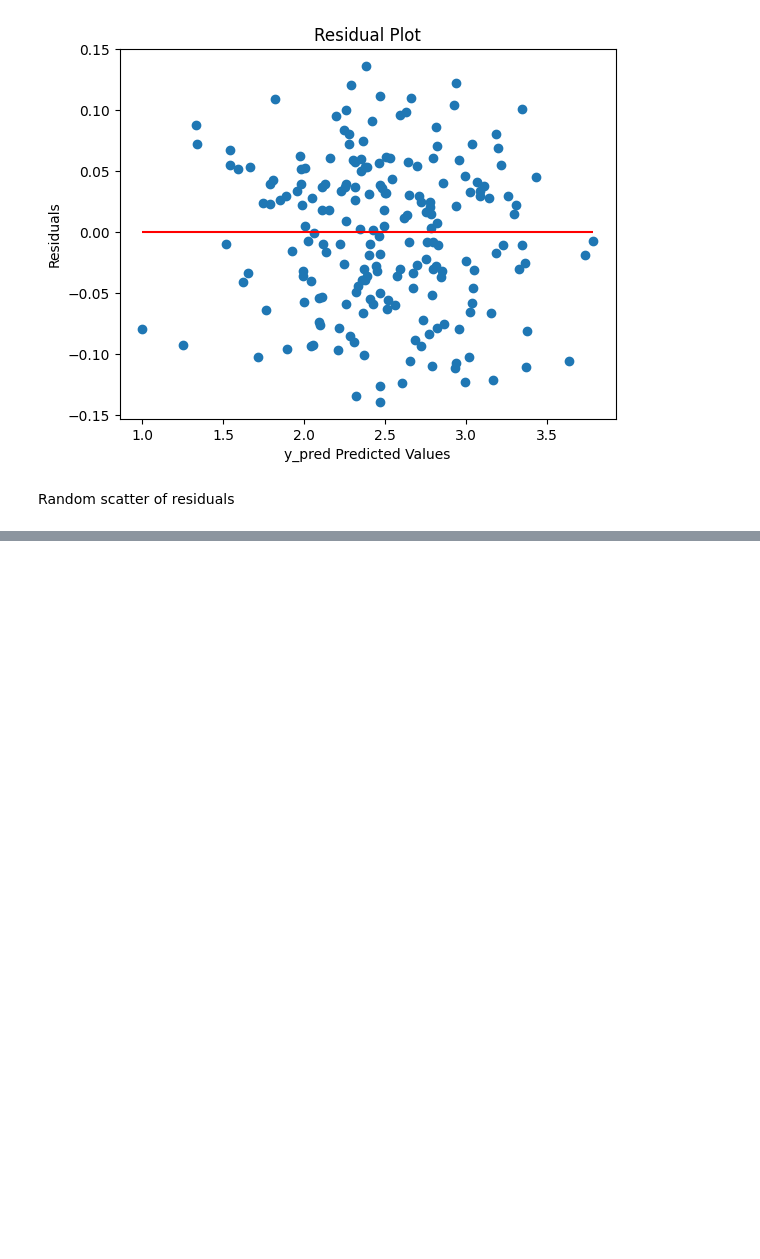
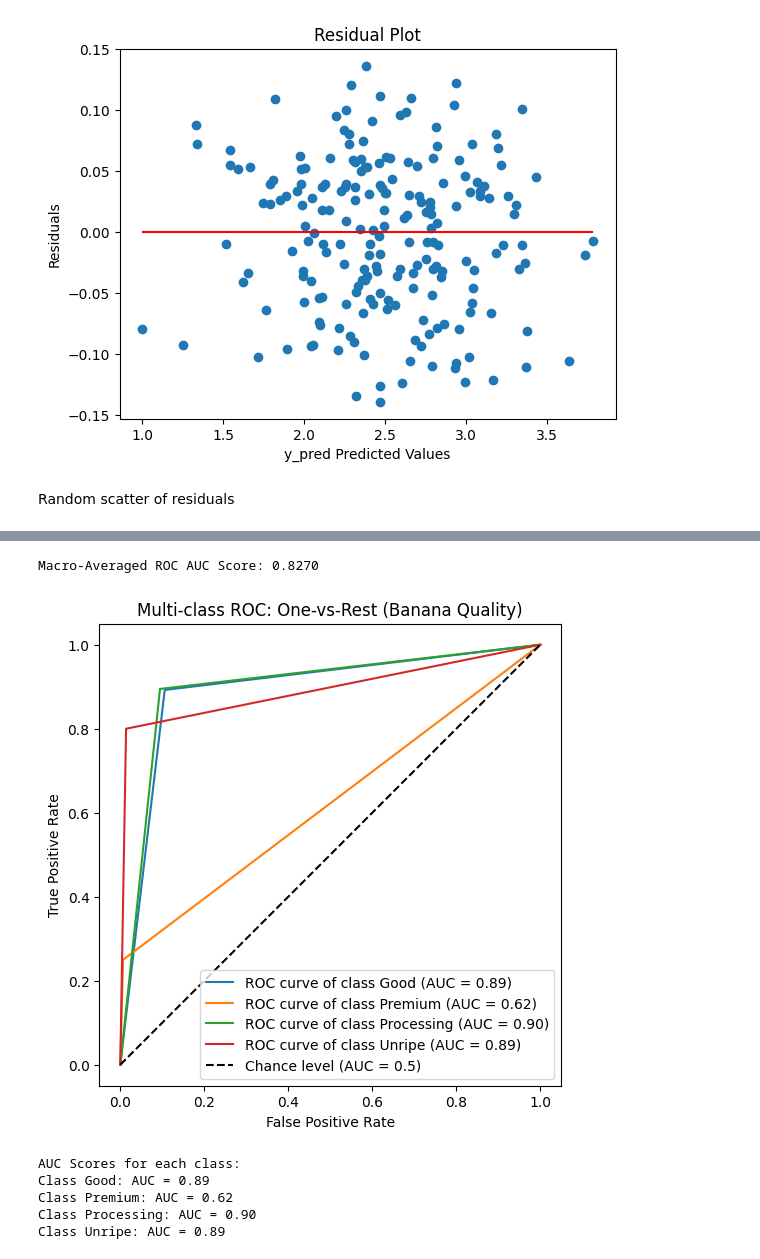
Before and after one commit to Prishab50/DS3021-Final-Project, a Jupyter notebook: bananaproject.ipynb, the cells around one changed output, grey strips where cells are left out. Saved outputs shown, nothing was run; the diff lists cells and outputs as text; code cells hidden in the pictures; blank space fills up the shorter version.

```diff
--- a/bananaproject.ipynb
+++ b/bananaproject.ipynb
@@ -246,0 +384,44 @@ Random scatter of residuals
+# %%
+# Calculate ROC AUC for the test set
+
+y2_test_binary = label_binarize(y2_test, classes=le_target.classes_) # Need to convert the multiclass labels into a binary format for ROC AUC calculation
+n_classes = y2_test_binary.shape[1]
+
+macro_roc_auc = roc_auc_score(y2_test_binary, y2_prob_test, multi_class="ovr", average="macro") # Calculate the macro-averaged ROC AUC score across all classes
+print(f'Macro-Averaged ROC AUC Score: {macro_roc_auc:.4f}')
+# %% [output]
+Macro-Averaged ROC AUC Score: 0.8270
+# %%
+# Plot the ROC curves for each class
+
+fig, ax = plt.subplots(figsize=(8, 6))
+
+for i in range(n_classes):
+    RocCurveDisplay.from_predictions(
+        y2_test_binary[:, i],
+        y2_prob_test[:, i],
+        name=f"ROC curve of class {le_target.classes_[i]}",
+        ax=ax,
+    )
+
+plt.plot([0, 1], [0, 1], "k--", label="Chance level (AUC = 0.5)")
+plt.axis("square")
+plt.xlabel("False Positive Rate")
+plt.ylabel("True Positive Rate")
+plt.title("Multi-class ROC: One-vs-Rest (Banana Quality)")
+plt.legend()
+plt.show()
+
+# AUC Scores for each class
+
+print("AUC Scores for each class:")
+for i in range(n_classes):
+    auc_score = roc_auc_score(y2_test_binary[:, i], y2_prob_test[:, i])
+    print(f"Class {le_target.classes_[i]}: AUC = {auc_score:.2f}")
+# %% [output]
+[figure, added]
+AUC Scores for each class:
+Class Good: AUC = 0.89
+Class Premium: AUC = 0.62
+Class Processing: AUC = 0.90
+Class Unripe: AUC = 0.89
```
Also changed, not shown: parts of 12 cells of this notebook, 1 other file.
